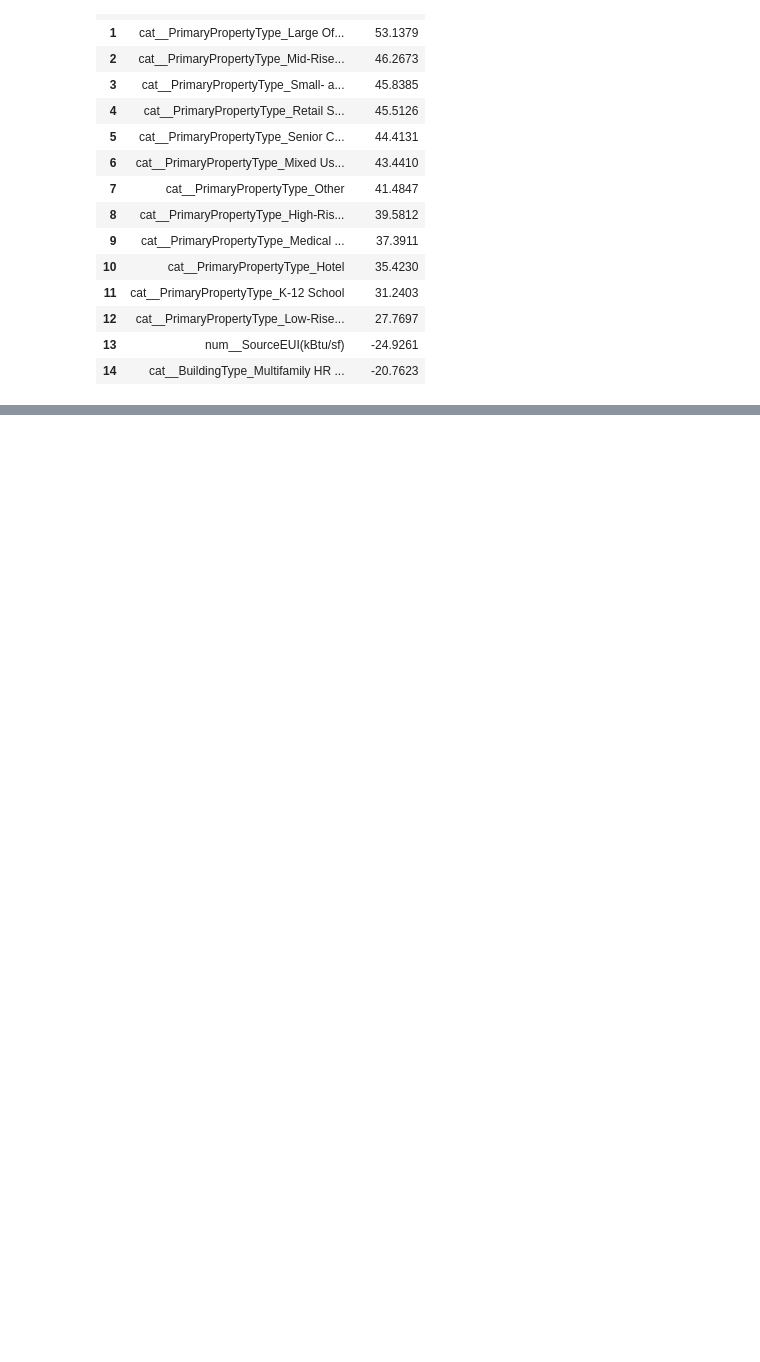
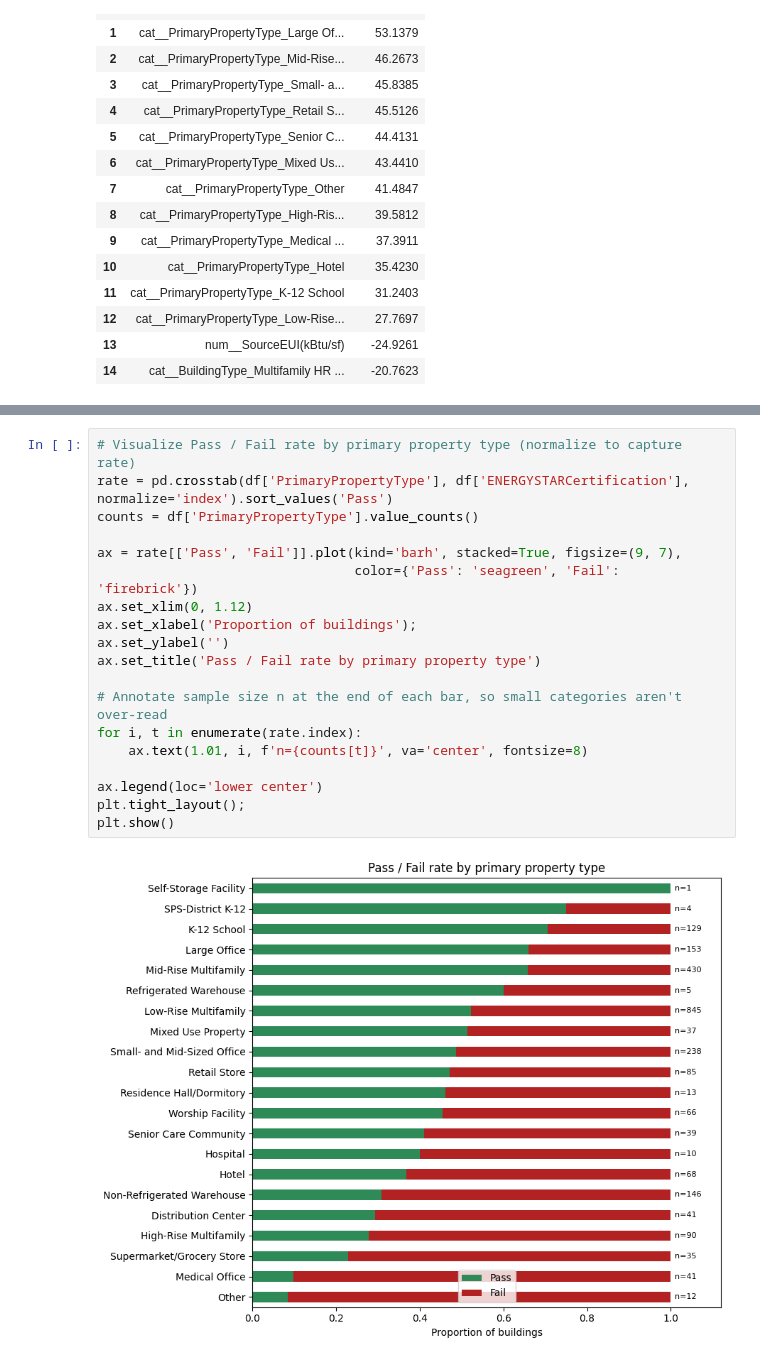
Before and after one commit to mjava/IE7275-Project, a Jupyter notebook: building_energy_predictive_modelling.ipynb, the cells around one changed output, grey strips where cells are left out. Cells and saved outputs as stored; diff of their text form; blank space fills up the shorter version.

```diff
--- a/building_energy_predictive_modelling.ipynb
+++ b/building_energy_predictive_modelling.ipynb
@@ -587,0 +755,21 @@ The coefficient chart highlight the main drivers of the predicted score, where p
+# %%
+# Visualize Pass / Fail rate by primary property type (normalize to capture rate)
+rate = pd.crosstab(df['PrimaryPropertyType'], df['ENERGYSTARCertification'], normalize='index').sort_values('Pass')
+counts = df['PrimaryPropertyType'].value_counts()
+
+ax = rate[['Pass', 'Fail']].plot(kind='barh', stacked=True, figsize=(9, 7),
+                                 color={'Pass': 'seagreen', 'Fail': 'firebrick'})
+ax.set_xlim(0, 1.12)
+ax.set_xlabel('Proportion of buildings');
+ax.set_ylabel('')
+ax.set_title('Pass / Fail rate by primary property type')
+
+# Annotate sample size n at the end of each bar, so small categories aren't over-read
+for i, t in enumerate(rate.index):
+    ax.text(1.01, i, f'n={counts[t]}', va='center', fontsize=8)
+
+ax.legend(loc='lower center')
+plt.tight_layout();
+plt.show()
+# %% [output]
+[figure, added]
```
Also changed, not shown: parts of 20 cells of this notebook.
